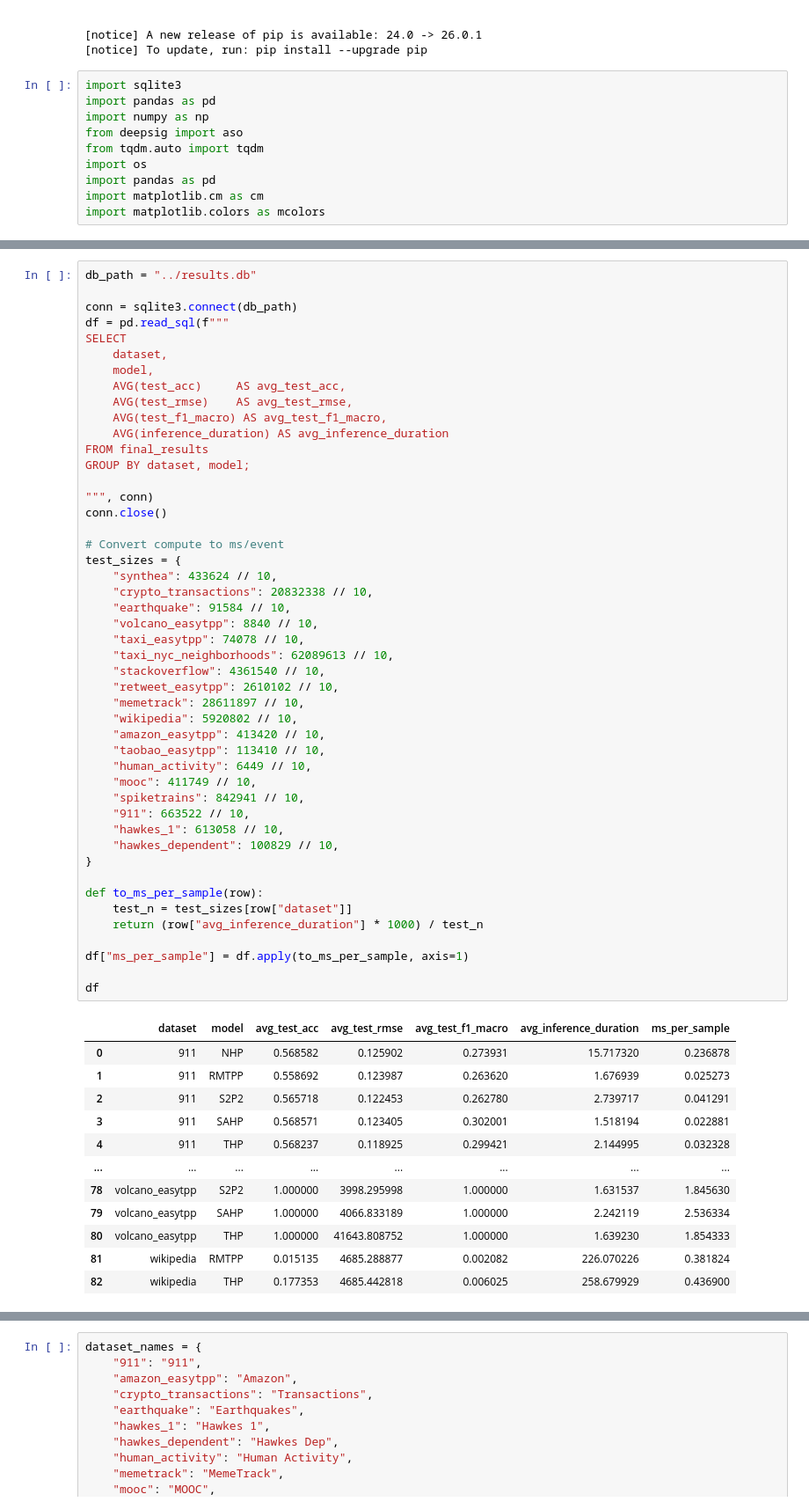
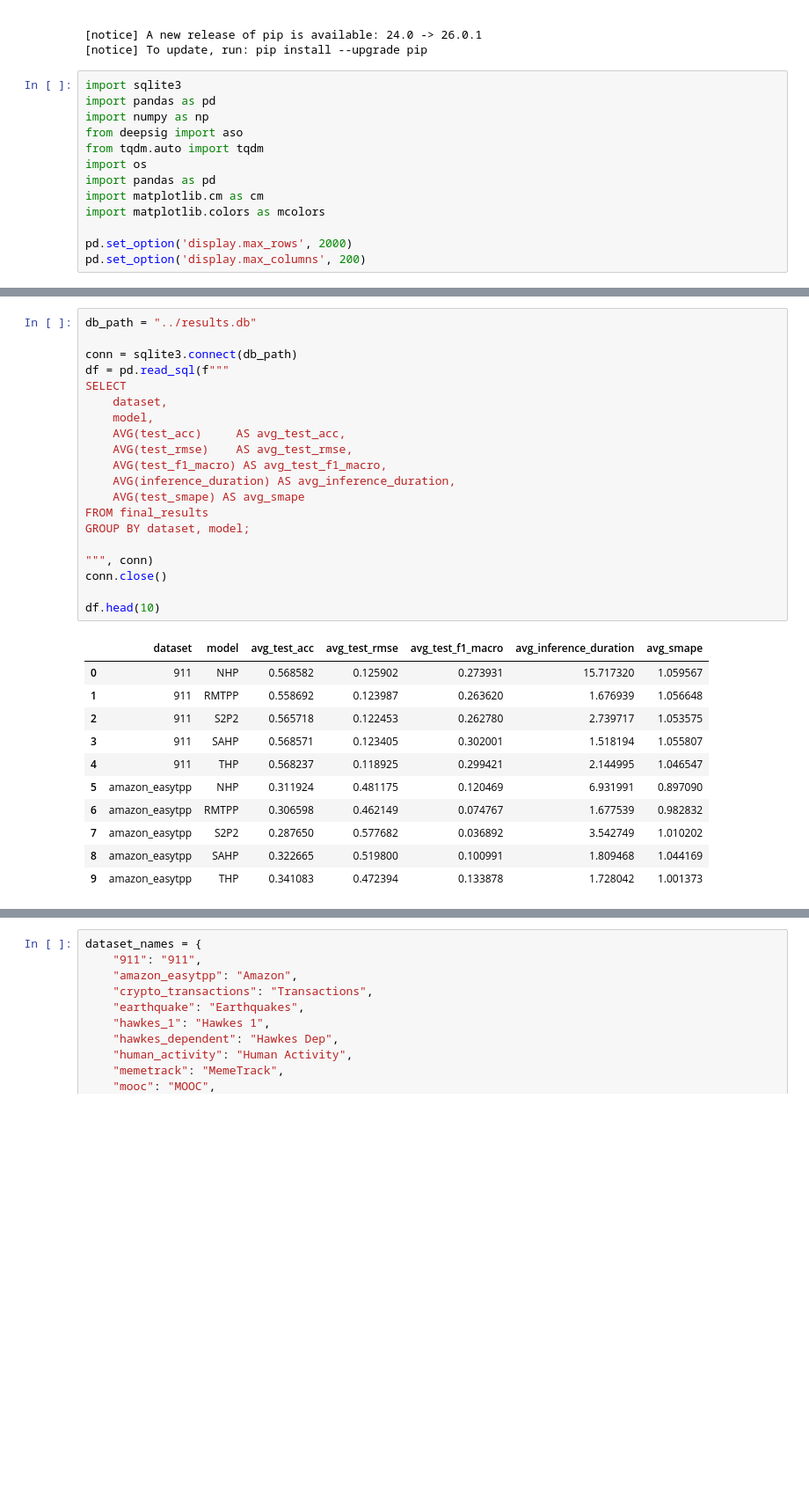
Before and after one commit to JP-SystemsX/MUSES_Eval, a Jupyter notebook: analysis/benchmark.ipynb, the cells around one changed output, grey strips where cells are left out. Shown at 88% size. Drawn from its saved outputs; the diff is of its cells as text; blank space fills up the shorter version.

```diff
--- a/analysis/benchmark.ipynb
+++ b/analysis/benchmark.ipynb
@@ -28,3 +28,6 @@ import os
 import pandas as pd
 import matplotlib.cm as cm
 import matplotlib.colors as mcolors
+
+pd.set_option('display.max_rows', 2000)
+pd.set_option('display.max_columns', 200)
@@ -31,60 +36,32 @@ import matplotlib.colors as mcolors
 # %%
 db_path = "../results.db"
 
 conn = sqlite3.connect(db_path)
 df = pd.read_sql(f"""
 SELECT
     dataset,
     model,
     AVG(test_acc)     AS avg_test_acc,
     AVG(test_rmse)    AS avg_test_rmse,
     AVG(test_f1_macro) AS avg_test_f1_macro,
-    AVG(inference_duration) AS avg_inference_duration
+    AVG(inference_duration) AS avg_inference_duration,
+    AVG(test_smape) AS avg_smape
 FROM final_results
 GROUP BY dataset, model;
 
 """, conn)
 conn.close()
 
-# Convert compute to ms/event
-test_sizes = {
-    "synthea": 433624 // 10,
-    "crypto_transactions": 20832338 // 10,
-    "earthquake": 91584 // 10,
-    "volcano_easytpp": 8840 // 10,
-    "taxi_easytpp": 74078 // 10,
-    "taxi_nyc_neighborhoods": 62089613 // 10,
-    "stackoverflow": 4361540 // 10,
-    "retweet_easytpp": 2610102 // 10,
-    "memetrack": 28611897 // 10,
-    "wikipedia": 5920802 // 10,
-    "amazon_easytpp": 413420 // 10,
-    "taobao_easytpp": 113410 // 10,
-    "human_activity": 6449 // 10,
-    "mooc": 411749 // 10,
-    "spiketrains": 842941 // 10,
-    "911": 663522 // 10,
-    "hawkes_1": 613058 // 10,
-    "hawkes_dependent": 100829 // 10,
-}
-
-def to_ms_per_sample(row):
-    test_n = test_sizes[row["dataset"]]
-    return (row["avg_inference_duration"] * 1000) / test_n
-
-df["ms_per_sample"] = df.apply(to_ms_per_sample, axis=1)
-
-df
+df.head(10)
 # %% [output]
-|  | dataset | model | avg_test_acc | avg_test_rmse | avg_test_f1_macro | avg_inference_duration | ms_per_sample |
-| 0 | 911 | NHP | 0.568582 | 0.125902 | 0.273931 | 15.717320 | 0.236878 |
-| 1 | 911 | RMTPP | 0.558692 | 0.123987 | 0.263620 | 1.676939 | 0.025273 |
-| 2 | 911 | S2P2 | 0.565718 | 0.122453 | 0.262780 | 2.739717 | 0.041291 |
-| 3 | 911 | SAHP | 0.568571 | 0.123405 | 0.302001 | 1.518194 | 0.022881 |
-| 4 | 911 | THP | 0.568237 | 0.118925 | 0.299421 | 2.144995 | 0.032328 |
-| ... | ... | ... | ... | ... | ... | ... | ... |
-| 78 | volcano_easytpp | S2P2 | 1.000000 | 3998.295998 | 1.000000 | 1.631537 | 1.845630 |
-| 79 | volcano_easytpp | SAHP | 1.000000 | 4066.833189 | 1.000000 | 2.242119 | 2.536334 |
-| 80 | volcano_easytpp | THP | 1.000000 | 41643.808752 | 1.000000 | 1.639230 | 1.854333 |
-| 81 | wikipedia | RMTPP | 0.015135 | 4685.288877 | 0.002082 | 226.070226 | 0.381824 |
-| 82 | wikipedia | THP | 0.177353 | 4685.442818 | 0.006025 | 258.679929 | 0.436900 |
+|  | dataset | model | avg_test_acc | avg_test_rmse | avg_test_f1_macro | avg_inference_duration | avg_smape |
+| 0 | 911 | NHP | 0.568582 | 0.125902 | 0.273931 | 15.717320 | 1.059567 |
+| 1 | 911 | RMTPP | 0.558692 | 0.123987 | 0.263620 | 1.676939 | 1.056648 |
+| 2 | 911 | S2P2 | 0.565718 | 0.122453 | 0.262780 | 2.739717 | 1.053575 |
+| 3 | 911 | SAHP | 0.568571 | 0.123405 | 0.302001 | 1.518194 | 1.055807 |
+| 4 | 911 | THP | 0.568237 | 0.118925 | 0.299421 | 2.144995 | 1.046547 |
+| 5 | amazon_easytpp | NHP | 0.311924 | 0.481175 | 0.120469 | 6.931991 | 0.897090 |
+| 6 | amazon_easytpp | RMTPP | 0.306598 | 0.462149 | 0.074767 | 1.677539 | 0.982832 |
+| 7 | amazon_easytpp | S2P2 | 0.287650 | 0.577682 | 0.036892 | 3.542749 | 1.010202 |
+| 8 | amazon_easytpp | SAHP | 0.322665 | 0.519800 | 0.100991 | 1.809468 | 1.044169 |
+| 9 | amazon_easytpp | THP | 0.341083 | 0.472394 | 0.133878 | 1.728042 | 1.001373 |
```
Also changed, not shown: parts of 13 cells of this notebook, 4 other files.
